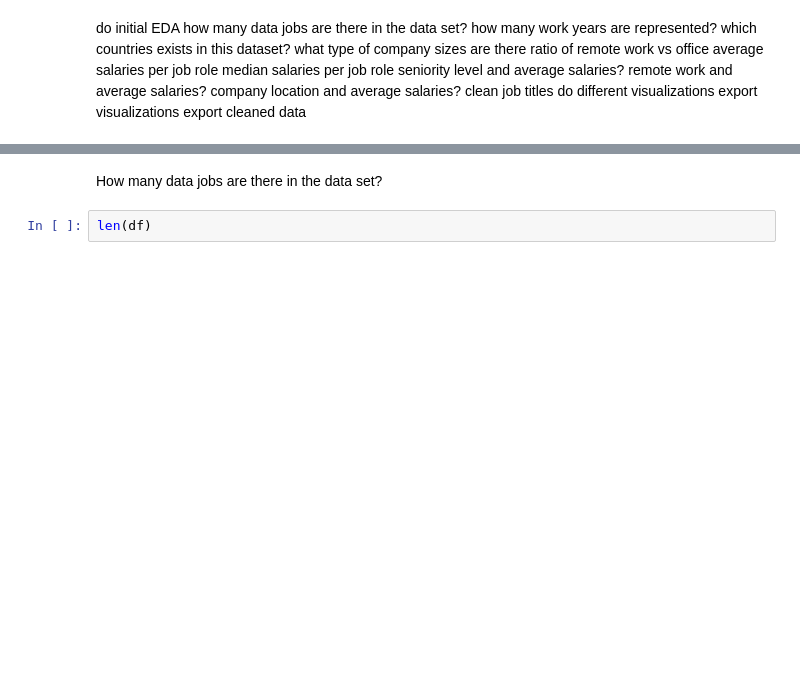
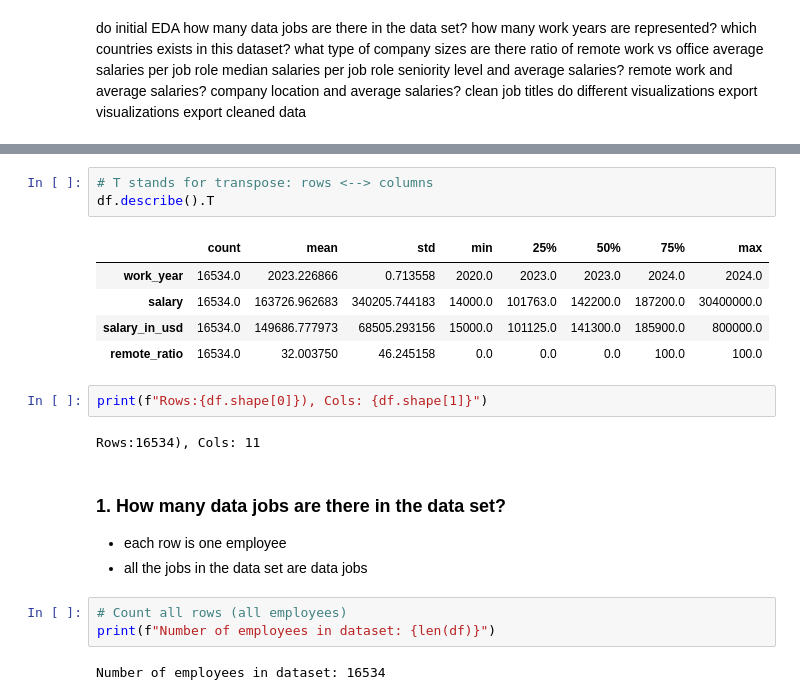
Before and after one commit to cactus-commits/data_visualisation, a Jupyter notebook: analysis.ipynb, the cells around one changed output, grey strips where cells are left out. Drawn from its saved outputs; the diff is of its cells as text; blank space fills up the shorter version.

```diff
--- a/analysis.ipynb
+++ b/analysis.ipynb
@@ -27,4 +83,22 @@ ModuleNotFoundError: No module named 'pandas'
+# %%
+# T stands for transpose: rows <--> columns
+df.describe().T
+# %% [output]
+|  | count | mean | std | min | 25% | 50% | 75% | max |
+| work_year | 16534.0 | 2023.226866 | 0.713558 | 2020.0 | 2023.0 | 2023.0 | 2024.0 | 2024.0 |
+| salary | 16534.0 | 163726.962683 | 340205.744183 | 14000.0 | 101763.0 | 142200.0 | 187200.0 | 30400000.0 |
+| salary_in_usd | 16534.0 | 149686.777973 | 68505.293156 | 15000.0 | 101125.0 | 141300.0 | 185900.0 | 800000.0 |
+| remote_ratio | 16534.0 | 32.003750 | 46.245158 | 0.0 | 0.0 | 0.0 | 100.0 | 100.0 |
+# %%
+print(f"Rows:{df.shape[0]}), Cols: {df.shape[1]}")
+# %% [output]
+Rows:16534), Cols: 11
 # %% [markdown]
-How many data jobs are there in the data set?
+### 1. How many data jobs are there in the data set?
+- each row is one employee
+- all the jobs in the data set are data jobs
 # %%
-len(df)
+# Count all rows (all employees)
+print(f"Number of employees in dataset: {len(df)}")
+# %% [output]
+Number of employees in dataset: 16534
```
Also changed, not shown: parts of 22 cells of this notebook, 3 other files.
